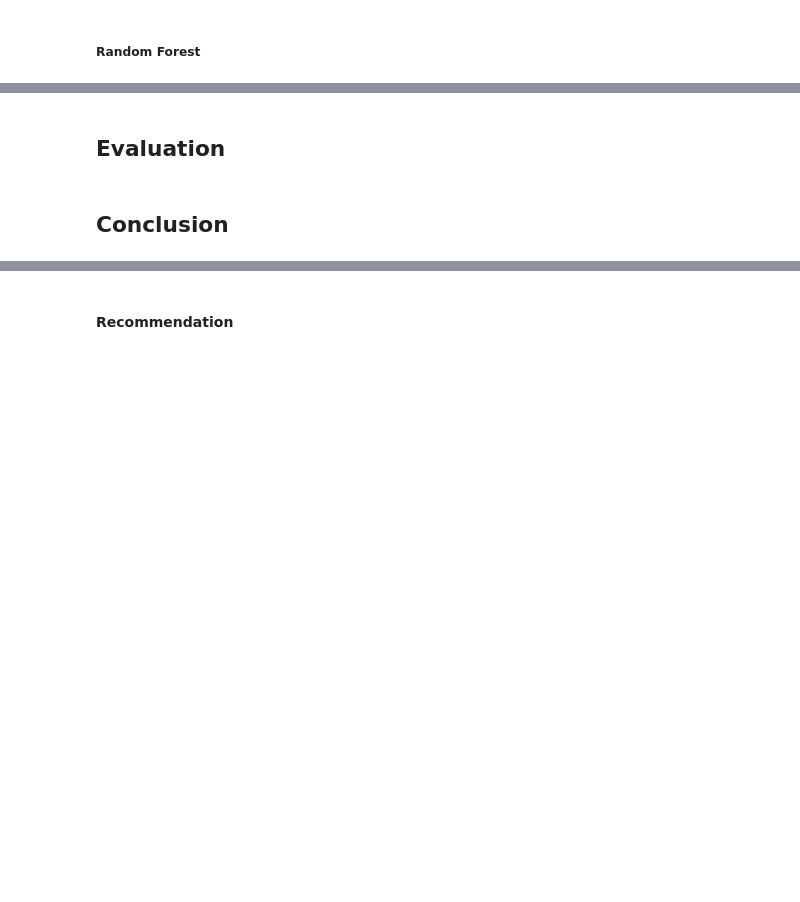
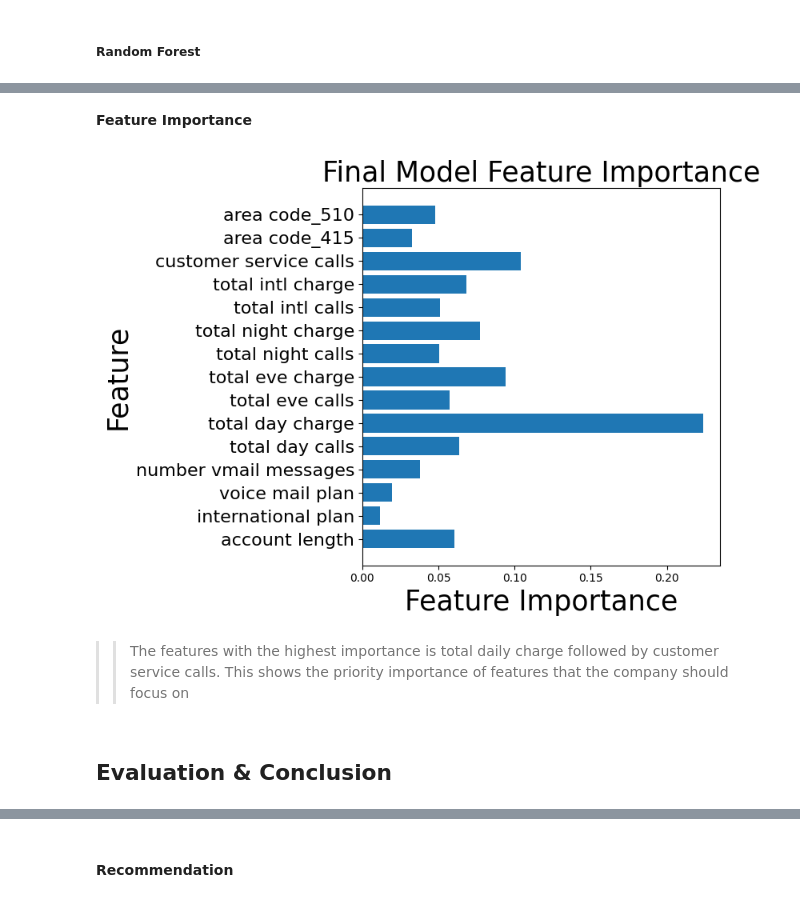
Before and after one commit to Ed-Odhiambo/Phase3_Project, a Jupyter notebook: student.ipynb, the cells around one changed output, grey strips where cells are left out. Cells and saved outputs as stored; diff of their text form; code cells hidden in the pictures; blank space fills up the shorter version.

```diff
--- a/student.ipynb
+++ b/student.ipynb
@@ -807,2 +697,21 @@ conf_matrix(clf);
+# %% [markdown]
+**Feature Importance**
+# %%
+# Checking fro the most important features
+def plot_features_importances(model):
+    n_features = X_test.shape[1]
+    plt.figure(figsize=(8,6))
+    plt.barh(range(n_features), model.feature_importances_, align='center')
+    plt.yticks(np.arange(n_features), X_test.columns.values, fontsize = 16)
+    plt.xlabel('Feature Importance', fontsize = 25)
+    plt.ylabel('Feature', fontsize = 25)
+    plt.title('Final Model Feature Importance', fontsize = 25)
+    plt.tight_layout()
+
+plot_features_importances(clf)
+# %% [output]
+[figure, added]
+# %% [markdown]
+>> The features with the highest importance is total daily charge followed by customer service calls. This shows the priority importance of features that the company should focus on
 # %% [markdown]
-## Evaluation
+## Evaluation & Conclusion
@@ -829,2 +717,0 @@ conf_matrix(clf);
-# %% [markdown]
-## Conclusion
```
Also changed, not shown: parts of 68 cells of this notebook, 7 other files.
